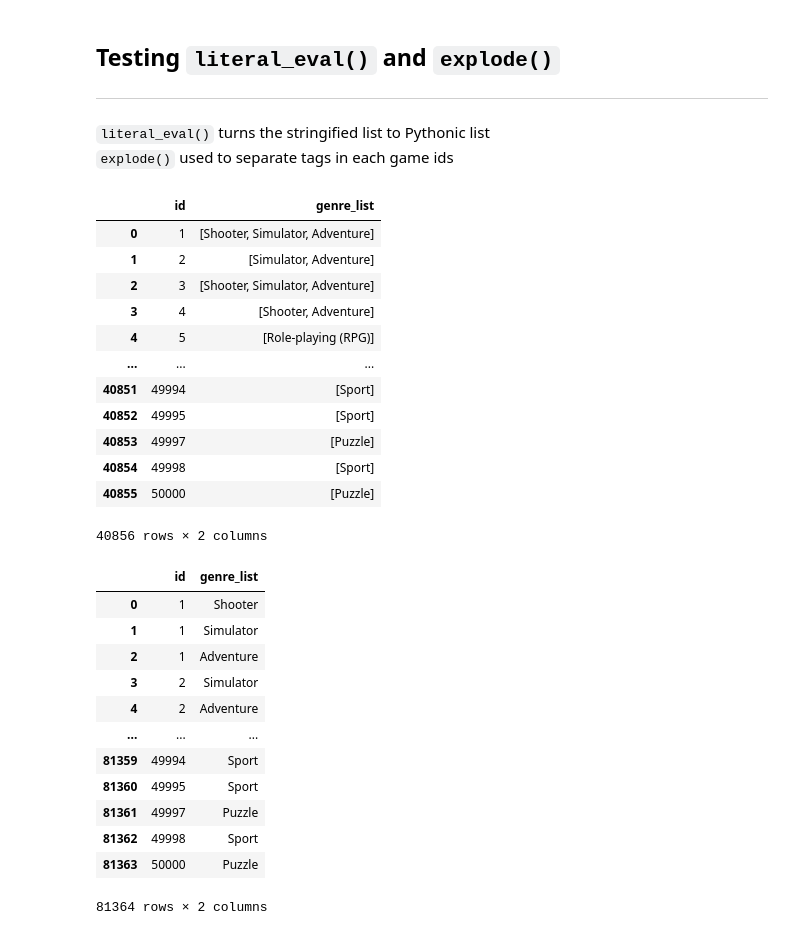
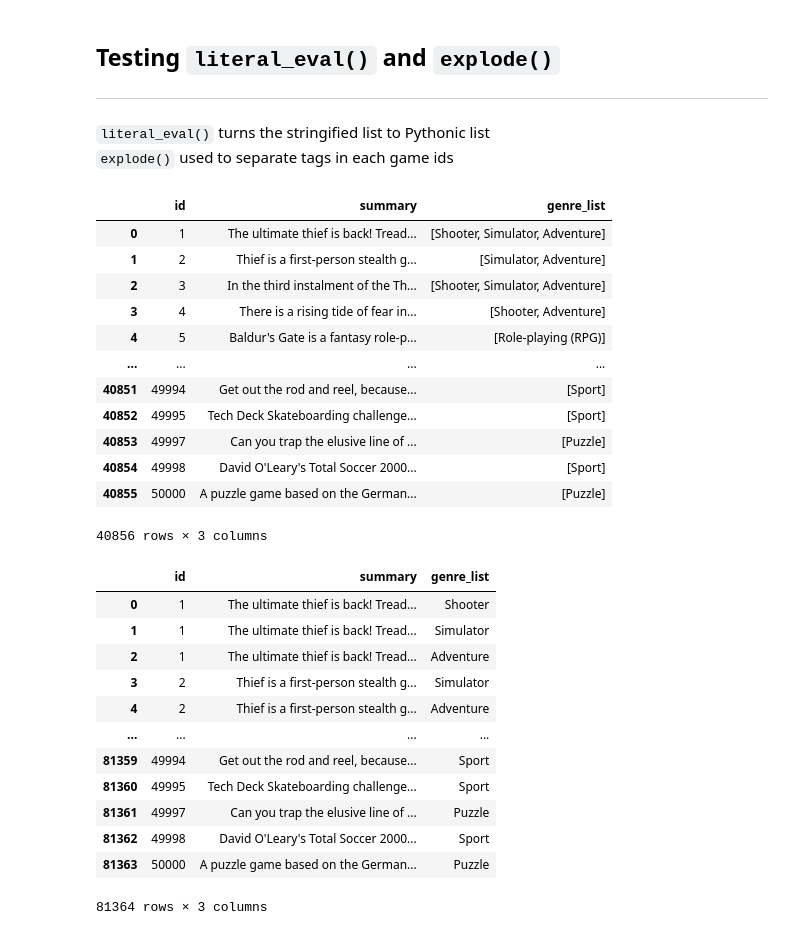
Before and after one commit to melzarjanchico-up/sp_multilabel_vggtc, a Jupyter notebook: exploratory_data_analysis/eda.ipynb, the cells around one changed output. Cells and saved outputs as stored; diff of their text form; code cells hidden in the pictures.

```diff
--- a/exploratory_data_analysis/eda.ipynb
+++ b/exploratory_data_analysis/eda.ipynb
@@ -82,38 +82,38 @@ print(sum)
 # %%
 from ast import literal_eval
 
-test_df = vgame0_df.copy()
-test_df = test_df[["id", "genre_list"]]
-test_df['genre_list'] = test_df['genre_list'].apply(literal_eval)
-test_df
+fullinfo_df = vgame0_df.copy()
+fullinfo_df = fullinfo_df[["id", "summary", "genre_list"]]
+fullinfo_df['genre_list'] = fullinfo_df['genre_list'].apply(literal_eval)
+fullinfo_df
 # %% [output]
-|  | id | genre_list |
-| 0 | 1 | [Shooter, Simulator, Adventure] |
-| 1 | 2 | [Simulator, Adventure] |
-| 2 | 3 | [Shooter, Simulator, Adventure] |
-| 3 | 4 | [Shooter, Adventure] |
-| 4 | 5 | [Role-playing (RPG)] |
-| ... | ... | ... |
-| 40851 | 49994 | [Sport] |
-| 40852 | 49995 | [Sport] |
-| 40853 | 49997 | [Puzzle] |
-| 40854 | 49998 | [Sport] |
-| 40855 | 50000 | [Puzzle] |
+|  | id | summary | genre_list |
+| 0 | 1 | The ultimate thief is back! Tread... | [Shooter, Simulator, Adventure] |
+| 1 | 2 | Thief is a first-person stealth g... | [Simulator, Adventure] |
+| 2 | 3 | In the third instalment of the Th... | [Shooter, Simulator, Adventure] |
+| 3 | 4 | There is a rising tide of fear in... | [Shooter, Adventure] |
+| 4 | 5 | Baldur's Gate is a fantasy role-p... | [Role-playing (RPG)] |
+| ... | ... | ... | ... |
+| 40851 | 49994 | Get out the rod and reel, because... | [Sport] |
+| 40852 | 49995 | Tech Deck Skateboarding challenge... | [Sport] |
+| 40853 | 49997 | Can you trap the elusive line of ... | [Puzzle] |
+| 40854 | 49998 | David O'Leary's Total Soccer 2000... | [Sport] |
+| 40855 | 50000 | A puzzle game based on the German... | [Puzzle] |
-40856 rows × 2 columns
+40856 rows × 3 columns
 # %%
-hello = test_df.explode('genre_list').reset_index(drop=True)
-hello
+exploded_vgdf = fullinfo_df.explode('genre_list').reset_index(drop=True)
+exploded_vgdf
 # %% [output]
-|  | id | genre_list |
-| 0 | 1 | Shooter |
-| 1 | 1 | Simulator |
-| 2 | 1 | Adventure |
-| 3 | 2 | Simulator |
-| 4 | 2 | Adventure |
-| ... | ... | ... |
-| 81359 | 49994 | Sport |
-| 81360 | 49995 | Sport |
-| 81361 | 49997 | Puzzle |
-| 81362 | 49998 | Sport |
-| 81363 | 50000 | Puzzle |
+|  | id | summary | genre_list |
+| 0 | 1 | The ultimate thief is back! Tread... | Shooter |
+| 1 | 1 | The ultimate thief is back! Tread... | Simulator |
+| 2 | 1 | The ultimate thief is back! Tread... | Adventure |
+| 3 | 2 | Thief is a first-person stealth g... | Simulator |
+| 4 | 2 | Thief is a first-person stealth g... | Adventure |
+| ... | ... | ... | ... |
+| 81359 | 49994 | Get out the rod and reel, because... | Sport |
+| 81360 | 49995 | Tech Deck Skateboarding challenge... | Sport |
+| 81361 | 49997 | Can you trap the elusive line of ... | Puzzle |
+| 81362 | 49998 | David O'Leary's Total Soccer 2000... | Sport |
+| 81363 | 50000 | A puzzle game based on the German... | Puzzle |
-81364 rows × 2 columns
+81364 rows × 3 columns
```
Also changed, not shown: parts of 10 cells of this notebook.
